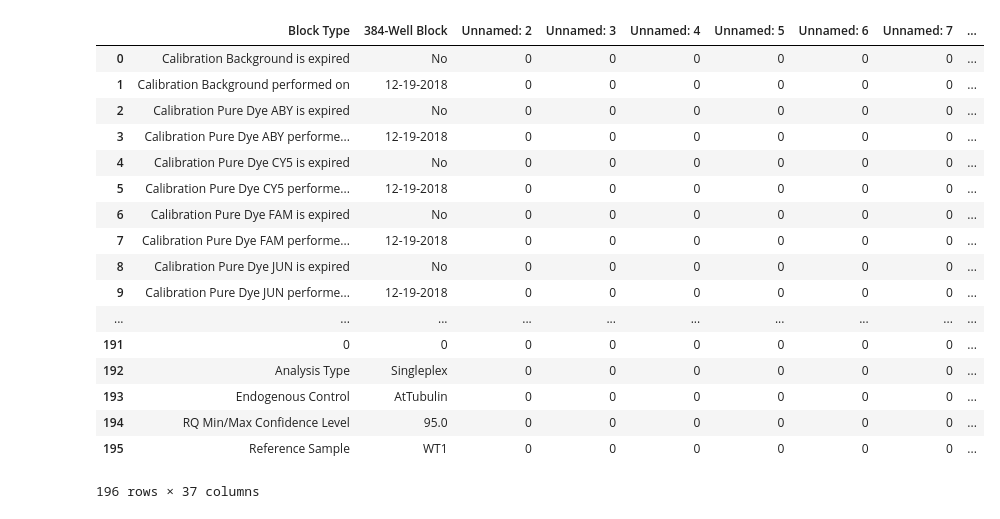
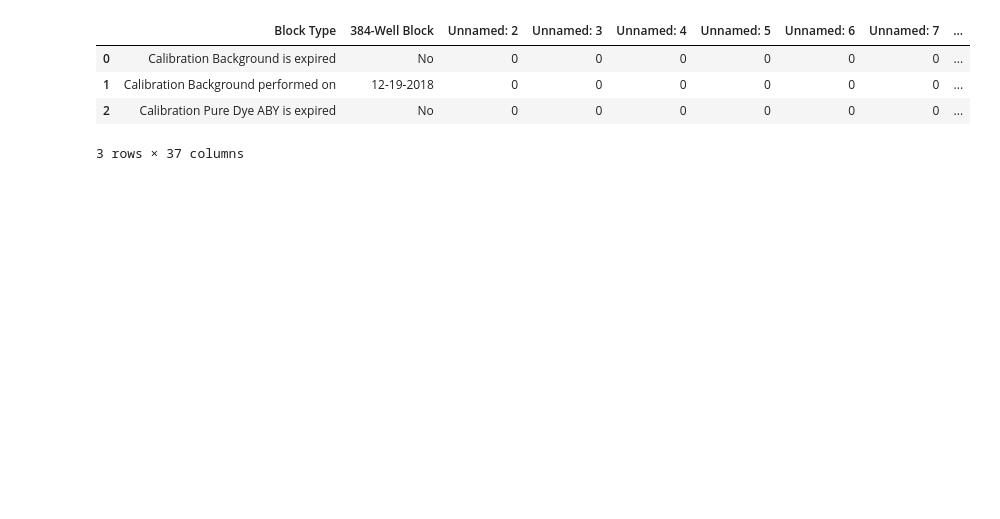
Before and after one commit to lukestafford81/Python-Practice, a Jupyter notebook: 20190705_Python_qPCR_Practice-Copy.ipynb, the cells around one changed output. Cells and saved outputs as stored; diff of their text form; code cells hidden in the pictures; blank space fills up the shorter version.

```diff
--- a/20190705_Python_qPCR_Practice-Copy.ipynb
+++ b/20190705_Python_qPCR_Practice-Copy.ipynb
@@ -5,24 +6,11 @@ import matplotlib.pyplot as plt
 # %%
 #Process the raw data output and fill NA values with 0.
 data = pd.read_excel ("data/2019-02-27_161601 AtWAKL8 different version expressions.xls",
                      sheet_name='Results').fillna(0)
-data
+data.head(3)
 # %% [output]
 |  | Block Type | 384-Well Block | Unnamed: 2 | Unnamed: 3 | Unnamed: 4 | Unnamed: 5 | Unnamed: 6 | Unnamed: 7 | ... |
 | 0 | Calibration Background is expired | No | 0 | 0 | 0 | 0 | 0 | 0 | ... |
 | 1 | Calibration Background performed on | 12-19-2018 | 0 | 0 | 0 | 0 | 0 | 0 | ... |
 | 2 | Calibration Pure Dye ABY is expired | No | 0 | 0 | 0 | 0 | 0 | 0 | ... |
-| 3 | Calibration Pure Dye ABY performe... | 12-19-2018 | 0 | 0 | 0 | 0 | 0 | 0 | ... |
-| 4 | Calibration Pure Dye CY5 is expired | No | 0 | 0 | 0 | 0 | 0 | 0 | ... |
-| 5 | Calibration Pure Dye CY5 performe... | 12-19-2018 | 0 | 0 | 0 | 0 | 0 | 0 | ... |
-| 6 | Calibration Pure Dye FAM is expired | No | 0 | 0 | 0 | 0 | 0 | 0 | ... |
-| 7 | Calibration Pure Dye FAM performe... | 12-19-2018 | 0 | 0 | 0 | 0 | 0 | 0 | ... |
-| 8 | Calibration Pure Dye JUN is expired | No | 0 | 0 | 0 | 0 | 0 | 0 | ... |
-| 9 | Calibration Pure Dye JUN performe... | 12-19-2018 | 0 | 0 | 0 | 0 | 0 | 0 | ... |
-| ... | ... | ... | ... | ... | ... | ... | ... | ... | ... |
-| 191 | 0 | 0 | 0 | 0 | 0 | 0 | 0 | 0 | ... |
-| 192 | Analysis Type | Singleplex | 0 | 0 | 0 | 0 | 0 | 0 | ... |
-| 193 | Endogenous Control | AtTubulin | 0 | 0 | 0 | 0 | 0 | 0 | ... |
-| 194 | RQ Min/Max Confidence Level | 95.0 | 0 | 0 | 0 | 0 | 0 | 0 | ... |
-| 195 | Reference Sample | WT1 | 0 | 0 | 0 | 0 | 0 | 0 | ... |
-196 rows × 37 columns
+3 rows × 37 columns
```
Also changed, not shown: parts of 19 cells of this notebook.
